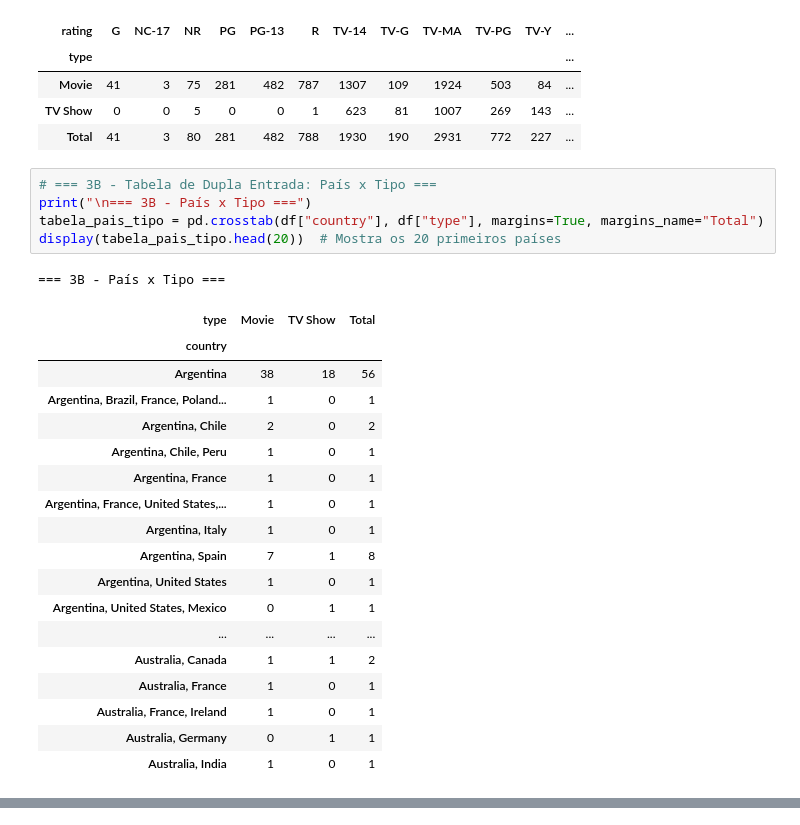
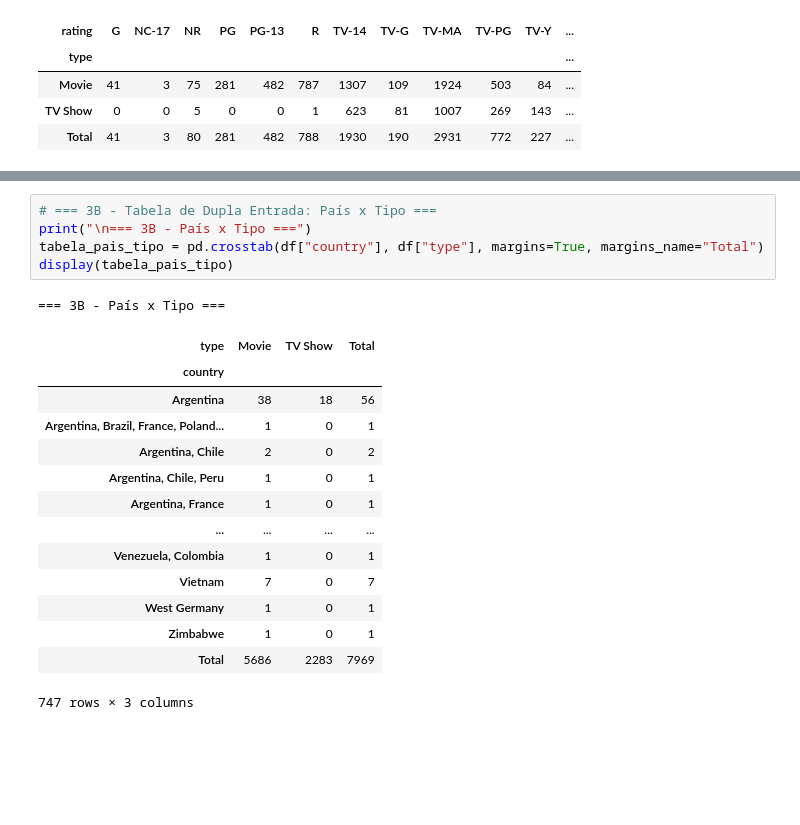
Before and after one commit to isadoraxaavier/trabalho_estatistica, a Jupyter notebook: Estatística.ipynb, the cells around one changed output, grey strips where cells are left out. Cells and saved outputs as stored; diff of their text form; blank space fills up the shorter version.

```diff
--- a/Estatística.ipynb
+++ b/Estatística.ipynb
@@ -71,31 +71,6 @@ display(tabela_tipo_classificacao)
 | Movie | 41 | 3 | 75 | 281 | 482 | 787 | 1307 | 109 | 1924 | 503 | 84 | ... |
 | TV Show | 0 | 0 | 5 | 0 | 0 | 1 | 623 | 81 | 1007 | 269 | 143 | ... |
 | Total | 41 | 3 | 80 | 281 | 482 | 788 | 1930 | 190 | 2931 | 772 | 227 | ... |
-# %%
-# === 3B - Tabela de Dupla Entrada: País x Tipo ===
-print("\n=== 3B - País x Tipo ===")
-tabela_pais_tipo = pd.crosstab(df["country"], df["type"], margins=True, margins_name="Total")
-display(tabela_pais_tipo.head(20))  # Mostra os 20 primeiros países
-# %% [output]
-=== 3B - País x Tipo ===
-| type | Movie | TV Show | Total |
-| country |  |  |  |
-| Argentina | 38 | 18 | 56 |
-| Argentina, Brazil, France, Poland... | 1 | 0 | 1 |
-| Argentina, Chile | 2 | 0 | 2 |
-| Argentina, Chile, Peru | 1 | 0 | 1 |
-| Argentina, France | 1 | 0 | 1 |
-| Argentina, France, United States,... | 1 | 0 | 1 |
-| Argentina, Italy | 1 | 0 | 1 |
-| Argentina, Spain | 7 | 1 | 8 |
-| Argentina, United States | 1 | 0 | 1 |
-| Argentina, United States, Mexico | 0 | 1 | 1 |
-| ... | ... | ... | ... |
-| Australia, Canada | 1 | 1 | 2 |
-| Australia, France | 1 | 0 | 1 |
-| Australia, France, Ireland | 1 | 0 | 1 |
-| Australia, Germany | 0 | 1 | 1 |
-| Australia, India | 1 | 0 | 1 |
 # %%
 # === 3C - Tabela de Dupla Entrada: Tipo x Década ===
 print("\n=== 3C - Tipo x Década ===")
@@ -108,3 +83,24 @@ display(tabela_tipo_decada)
 | Movie | 12 | 11 | 22 | 66 | 114 | 231 | 664 | 3936 | 630 | ... |
 | TV Show | 2 | 0 | 2 | 4 | 7 | 30 | 122 | 1511 | 605 | ... |
 | Total | 14 | 11 | 24 | 70 | 121 | 261 | 786 | 5447 | 1235 | ... |
+# %%
+# === 3B - Tabela de Dupla Entrada: País x Tipo ===
+print("\n=== 3B - País x Tipo ===")
+tabela_pais_tipo = pd.crosstab(df["country"], df["type"], margins=True, margins_name="Total")
+display(tabela_pais_tipo)
+# %% [output]
+=== 3B - País x Tipo ===
+| type | Movie | TV Show | Total |
+| country |  |  |  |
+| Argentina | 38 | 18 | 56 |
+| Argentina, Brazil, France, Poland... | 1 | 0 | 1 |
+| Argentina, Chile | 2 | 0 | 2 |
+| Argentina, Chile, Peru | 1 | 0 | 1 |
+| Argentina, France | 1 | 0 | 1 |
+| ... | ... | ... | ... |
+| Venezuela, Colombia | 1 | 0 | 1 |
+| Vietnam | 7 | 0 | 7 |
+| West Germany | 1 | 0 | 1 |
+| Zimbabwe | 1 | 0 | 1 |
+| Total | 5686 | 2283 | 7969 |
+747 rows × 3 columns
```
